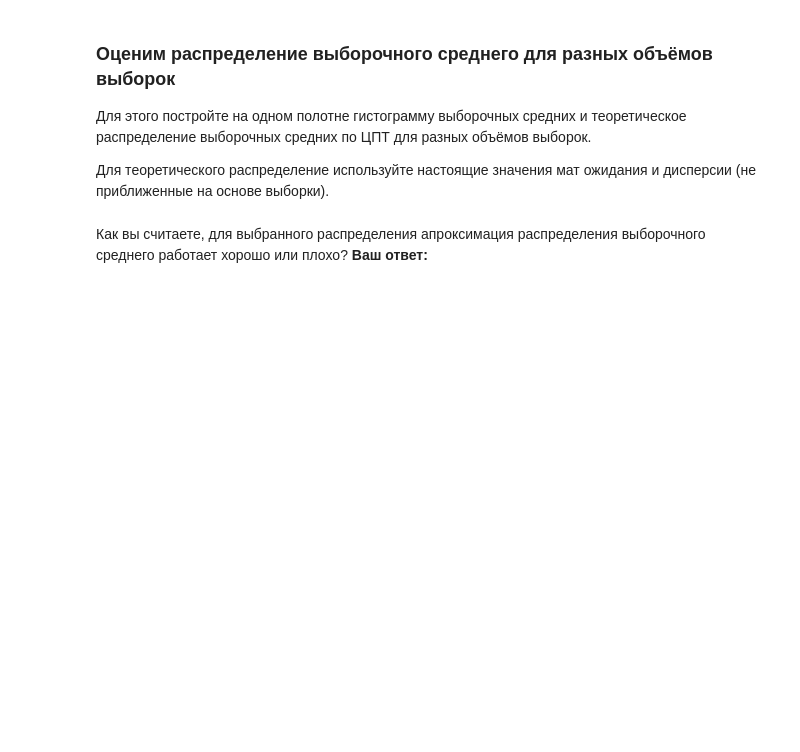
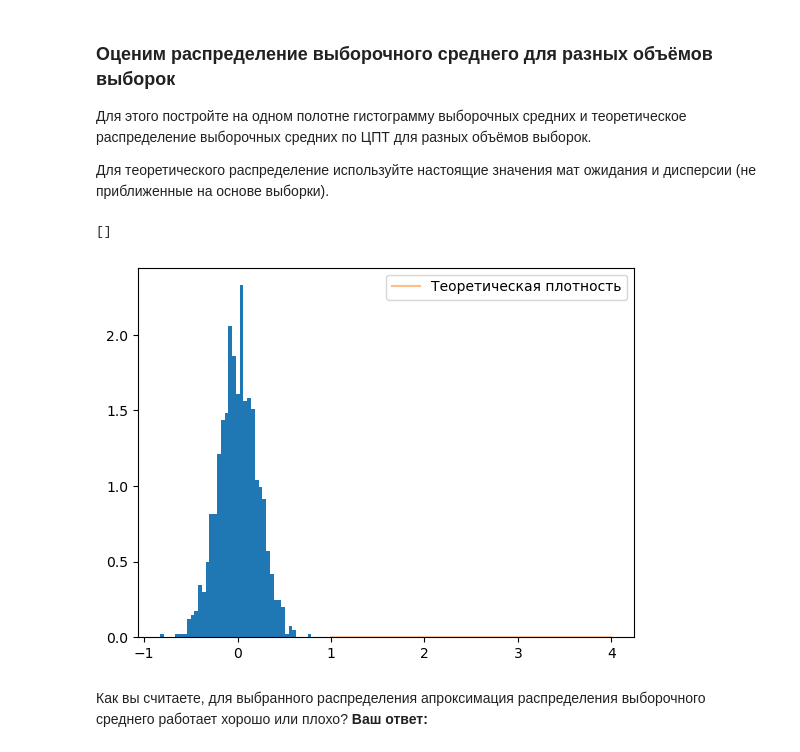
Before and after one commit to taidora1234/lesson-17, a Jupyter notebook: Практика_к_занятию_17-empty.ipynb, the cells around one changed output. Drawn from its saved outputs; the diff is of its cells as text; code cells hidden in the pictures; blank space fills up the shorter version.

```diff
--- a/Практика_к_занятию_17-empty.ipynb
+++ b/Практика_к_занятию_17-empty.ipynb
@@ -77,3 +82,23 @@ print(sample_var)
+# %%
+# ваш код тут
+N = 30
+# сгенерируем много выборочных средних
+means = []
+for i in range(1000):
+    means.append(np.mean(cosine_rv.rvs(N)))
+
+means = np.array(means).astype(np.float32)
+# %%
+norm_rv = sts.norm(loc=cosine_rv.mean(), scale=cosine_rv.std() / np.sqrt(N-1))
+plt.hist(means, density=True, bins=40)
+x = np.linspace(1,4, 100)
+pdf = norm_rv.pdf(x)
+plt.plot(x, pdf, label='Теоретическая плотность', alpha=0.5)
+plt.legend()
+plt.plot()
+# %% [output]
+[]
+[figure, added]
 # %% [markdown]
 Как вы считаете, для выбранного распределения апроксимация распределения выборочного среднего работает хорошо или плохо?
 **Ваш ответ:**
```
Also changed, not shown: parts of 13 cells of this notebook.
